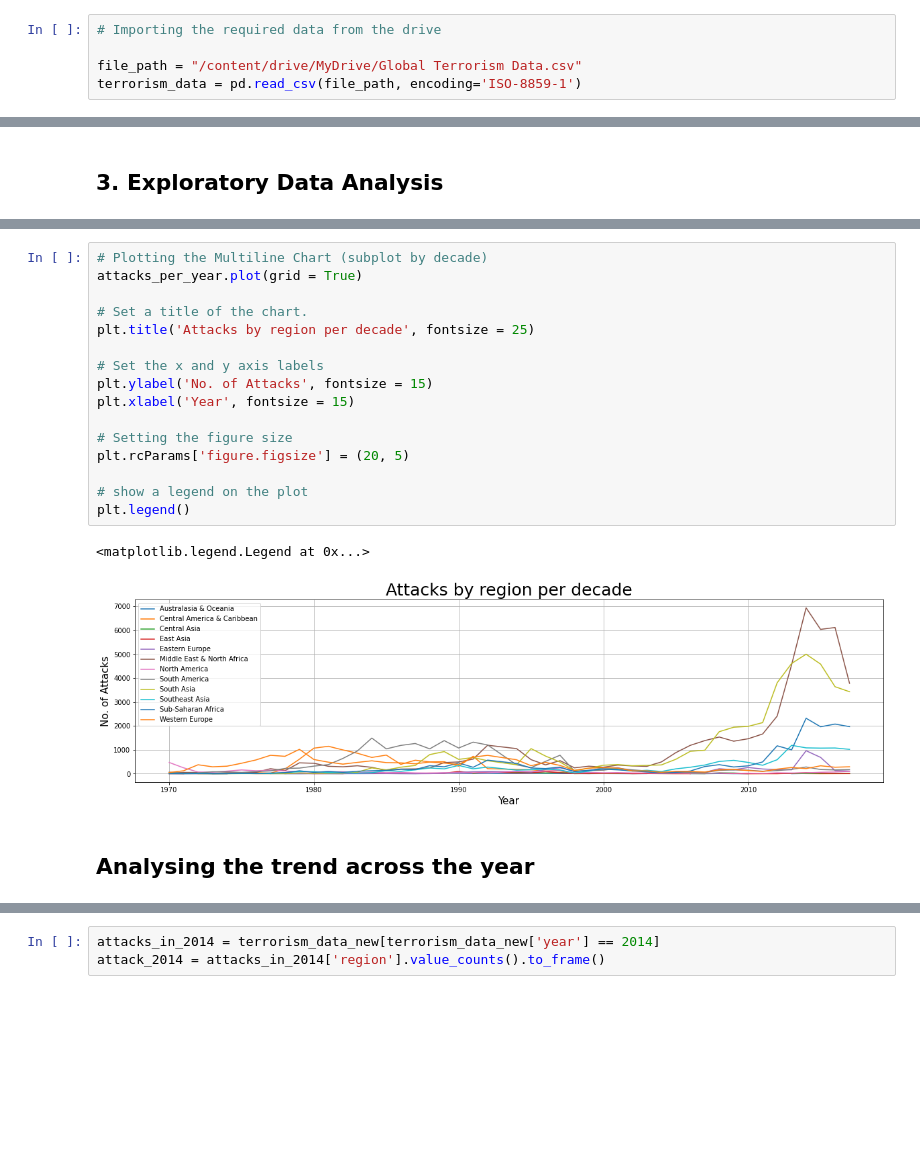
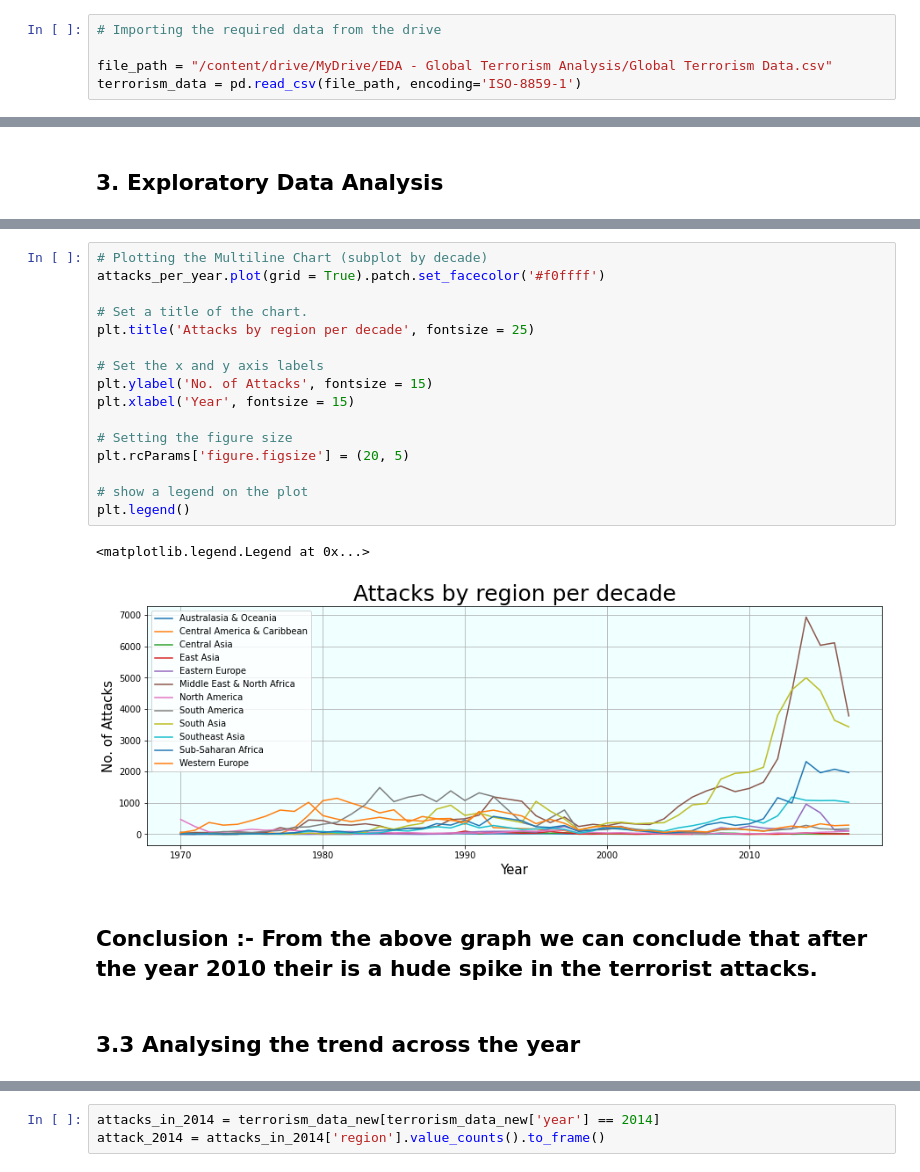
Before and after one commit to Dshivank/EDA-Global-Terrorism-Analysis, a Jupyter notebook: Global_Terrorism_Analysis_Capstone_Project.ipynb, the cells around one changed output, grey strips where cells are left out. Cells and saved outputs as stored; diff of their text form; blank space fills up the shorter version.

Commit message:
Global Terrorism Analysis Capstone Project progress 4

```diff
--- a/Global_Terrorism_Analysis_Capstone_Project.ipynb
+++ b/Global_Terrorism_Analysis_Capstone_Project.ipynb
@@ -28,5 +28,5 @@ Mounted at /content/drive
 # %%
 # Importing the required data from the drive
 
-file_path = "/content/drive/MyDrive/Global Terrorism Data.csv"
+file_path = "/content/drive/MyDrive/EDA - Global Terrorism Analysis/Global Terrorism Data.csv"
 terrorism_data = pd.read_csv(file_path, encoding='ISO-8859-1')
@@ -202,23 +257,25 @@ attacks_per_year
 # %%
 # Plotting the Multiline Chart (subplot by decade)
-attacks_per_year.plot(grid = True)
+attacks_per_year.plot(grid = True).patch.set_facecolor('#f0ffff')
 
 # Set a title of the chart.
 plt.title('Attacks by region per decade', fontsize = 25)
 
 # Set the x and y axis labels
 plt.ylabel('No. of Attacks', fontsize = 15)
 plt.xlabel('Year', fontsize = 15)
 
 # Setting the figure size
 plt.rcParams['figure.figsize'] = (20, 5)
 
 # show a legend on the plot
 plt.legend()
 # %% [output]
 <matplotlib.legend.Legend at 0x...>
-[figure, old version]
+[figure, new version]
+# %% [markdown]
+## Conclusion :- From the above graph we can conclude that after the year 2010 their is a hude spike in the terrorist attacks.
 # %% [markdown]
-## <b> Analysing the trend across the year
+## <b> 3.3 Analysing the trend across the year
 # %%
 yearly_trend = terrorism_data_new.year.value_counts().sort_index(ascending=True)
```
Also changed, not shown: parts of 30 cells of this notebook.
